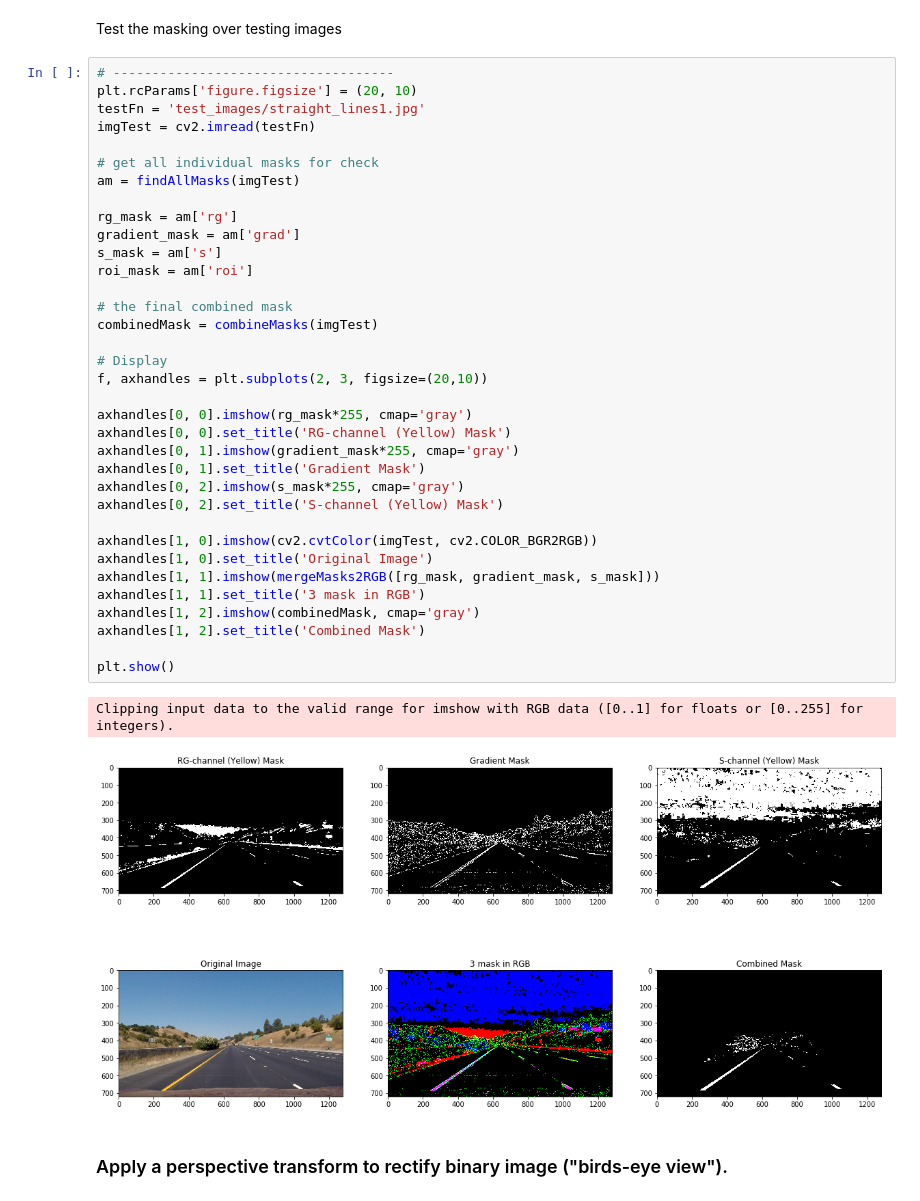
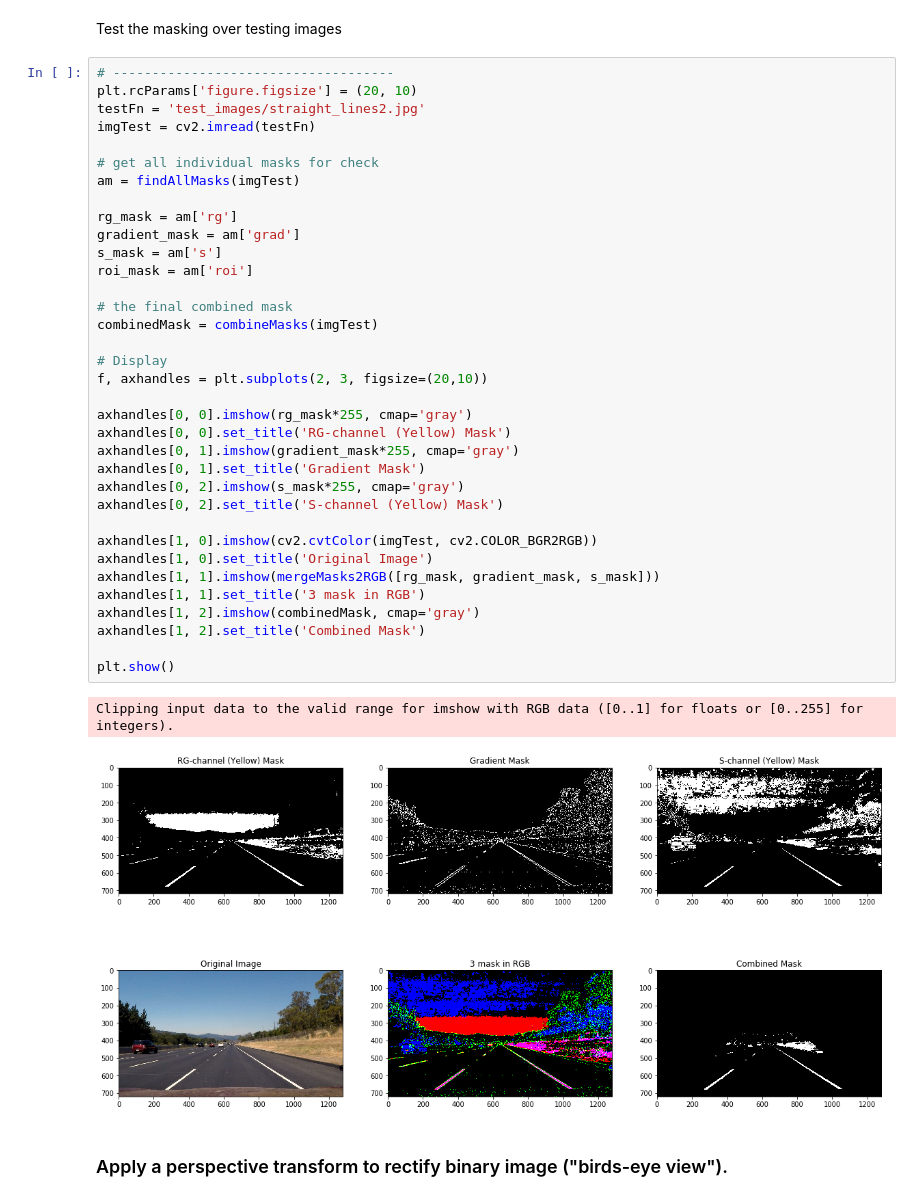
Before and after one commit to StevenShuoFeng/CarND-Advanced-Lane-Lines, a Jupyter notebook: pipeline.ipynb, the cells around one changed output. Saved outputs shown, nothing was run; the diff lists cells and outputs as text.

```diff
--- a/pipeline.ipynb
+++ b/pipeline.ipynb
@@ -201,41 +52,41 @@ Test the masking over testing images
 # %%
 # ------------------------------------
 plt.rcParams['figure.figsize'] = (20, 10)
-testFn = 'test_images/straight_lines1.jpg'
+testFn = 'test_images/straight_lines2.jpg'
 imgTest = cv2.imread(testFn)
 
 # get all individual masks for check
 am = findAllMasks(imgTest)
 
 rg_mask = am['rg']
 gradient_mask = am['grad']
 s_mask = am['s']
 roi_mask = am['roi']
 
 # the final combined mask
 combinedMask = combineMasks(imgTest)
 
 # Display
 f, axhandles = plt.subplots(2, 3, figsize=(20,10))
 
 axhandles[0, 0].imshow(rg_mask*255, cmap='gray')
 axhandles[0, 0].set_title('RG-channel (Yellow) Mask')
 axhandles[0, 1].imshow(gradient_mask*255, cmap='gray')
 axhandles[0, 1].set_title('Gradient Mask')
 axhandles[0, 2].imshow(s_mask*255, cmap='gray')
 axhandles[0, 2].set_title('S-channel (Yellow) Mask')
 
 axhandles[1, 0].imshow(cv2.cvtColor(imgTest, cv2.COLOR_BGR2RGB))
 axhandles[1, 0].set_title('Original Image')
 axhandles[1, 1].imshow(mergeMasks2RGB([rg_mask, gradient_mask, s_mask]))
 axhandles[1, 1].set_title('3 mask in RGB')
 axhandles[1, 2].imshow(combinedMask, cmap='gray')
 axhandles[1, 2].set_title('Combined Mask')
 
 plt.show()
 # %% [output]
 Clipping input data to the valid range for imshow with RGB data ([0..1] for floats or [0..255] for integers).
-[figure, old version]
+[figure, new version]
 # %% [markdown]
 ### Apply a perspective transform to rectify binary image ("birds-eye view").
 # %%
```
Also changed, not shown: parts of 8 cells of this notebook.
